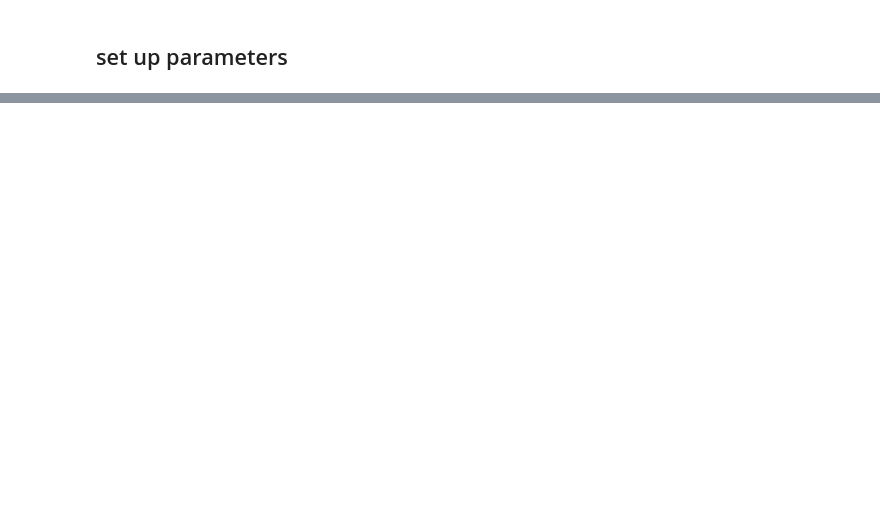
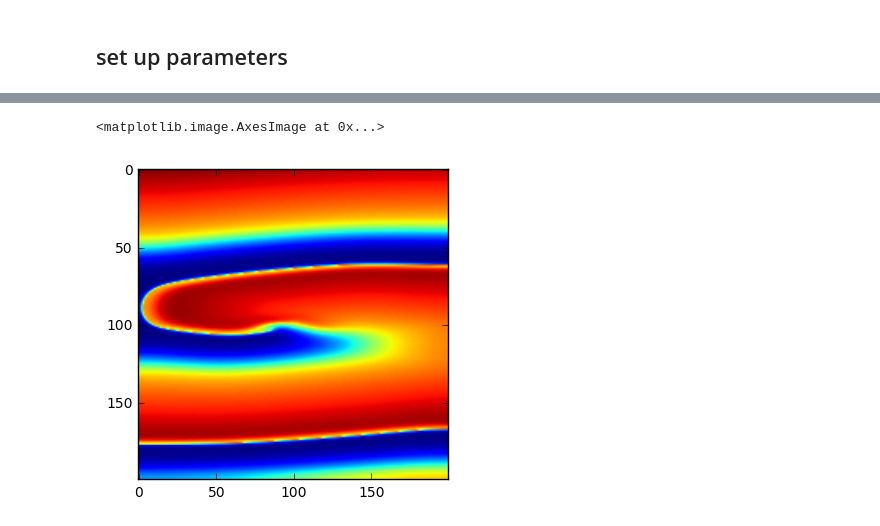
Before and after one commit to chenaoki/elecpy, a Jupyter notebook: basic.ipynb, the cells around one changed output, grey strips where cells are left out. Cells and saved outputs as stored; diff of their text form; code cells hidden in the pictures; blank space fills up the shorter version.

Commit message:
seno simulation

```diff
--- a/basic.ipynb
+++ b/basic.ipynb
@@ -113,0 +150,6 @@ HTML(ani.to_html5_video())
+# %%
+f = h5py.File('/mnt/Omer/Project/11.DNNAblation/SimulationResults/2D/20190726-1/out.h5', 'r')
+plt.imshow(f['900.0']['v'].value.reshape((200,200)))
+# %% [output]
+<matplotlib.image.AxesImage at 0x...>
+[figure, added]
```
Also changed, not shown: parts of 17 cells of this notebook.
